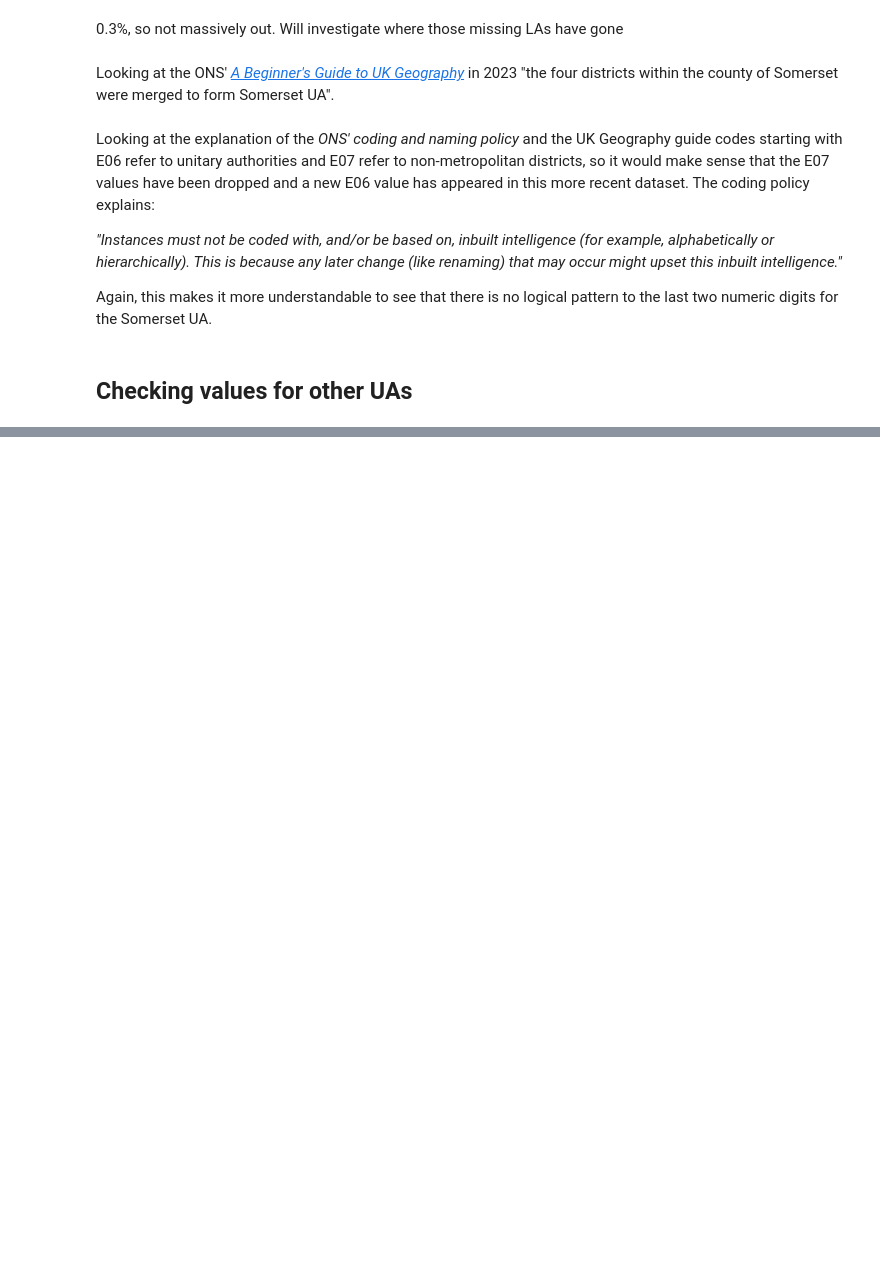
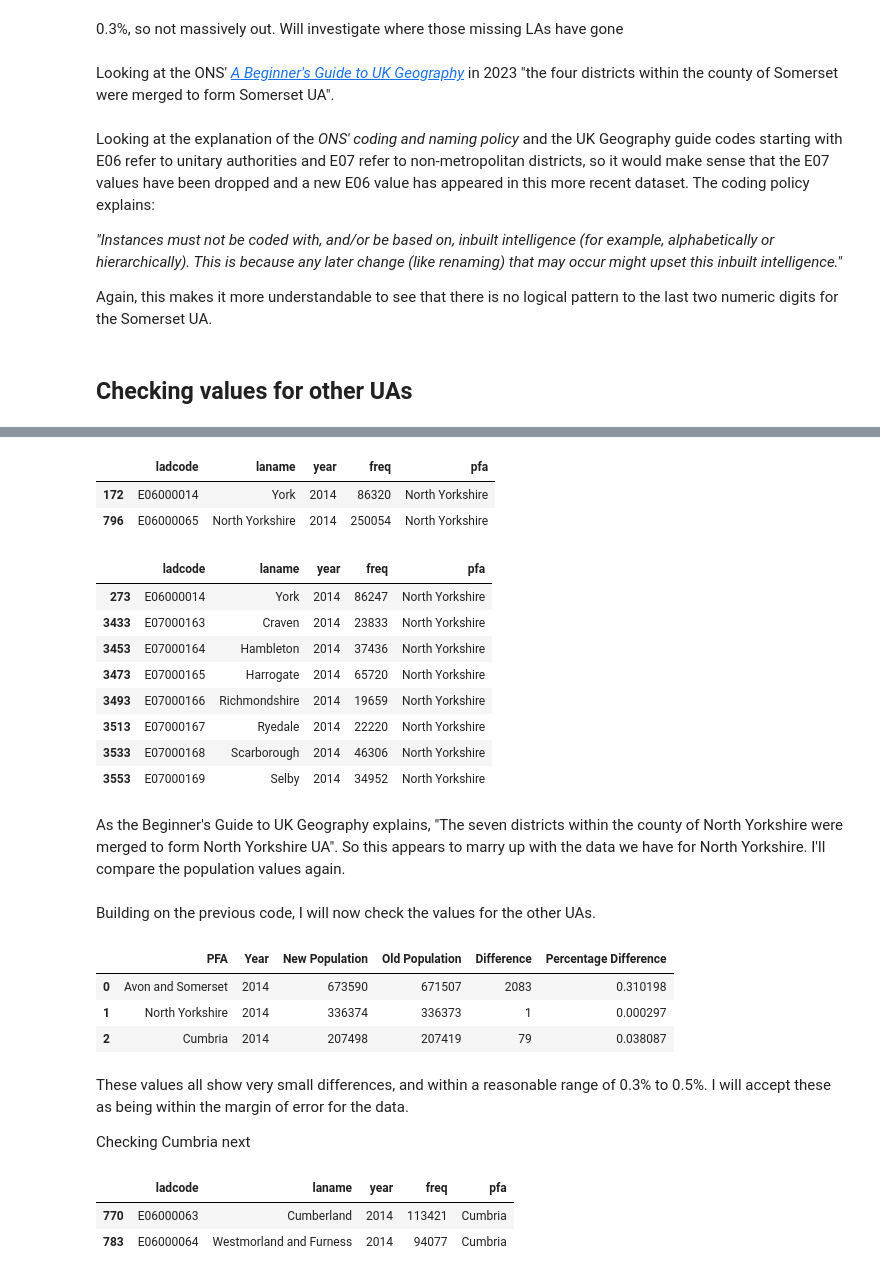
Before and after one commit to Prison-Reform-Trust/womens-imprisonment-PFA, a Jupyter notebook: notebooks/processing_data/1.8-ah-pfa-population-qa.ipynb, the cells around one changed output, grey strips where cells are left out. Saved outputs shown, nothing was run; the diff lists cells and outputs as text; code cells hidden in the pictures; blank space fills up the shorter version.

```diff
--- a/notebooks/processing_data/1.8-ah-pfa-population-qa.ipynb
+++ b/notebooks/processing_data/1.8-ah-pfa-population-qa.ipynb
@@ -369,0 +169,22 @@ Check whether the the dataframe `df` processed at the very start of the notebook
+# %%
+df.query('pfa == "North Yorkshire" and year == 2014')
+# %% [output]
+|  | ladcode | laname | year | freq | pfa |
+| 172 | E06000014 | York | 2014 | 86320 | North Yorkshire |
+| 796 | E06000065 | North Yorkshire | 2014 | 250054 | North Yorkshire |
+# %%
+df_old_qa.query('pfa == "North Yorkshire" and year == 2014')
+# %% [output]
+|  | ladcode | laname | year | freq | pfa |
+| 273 | E06000014 | York | 2014 | 86247 | North Yorkshire |
+| 3433 | E07000163 | Craven | 2014 | 23833 | North Yorkshire |
+| 3453 | E07000164 | Hambleton | 2014 | 37436 | North Yorkshire |
+| 3473 | E07000165 | Harrogate | 2014 | 65720 | North Yorkshire |
+| 3493 | E07000166 | Richmondshire | 2014 | 19659 | North Yorkshire |
+| 3513 | E07000167 | Ryedale | 2014 | 22220 | North Yorkshire |
+| 3533 | E07000168 | Scarborough | 2014 | 46306 | North Yorkshire |
+| 3553 | E07000169 | Selby | 2014 | 34952 | North Yorkshire |
+# %% [markdown]
+As the Beginner's Guide to UK Geography explains, "The seven districts within the county of North Yorkshire were merged to form North Yorkshire UA". So this appears to marry up with the data we have for North Yorkshire. I'll compare the population values again.
+# %% [markdown]
+Building on the previous code, I will now check the values for the other UAs.
@@ -369,0 +229,25 @@ Check whether the the dataframe `df` processed at the very start of the notebook
+# %%
+# List of PFAs to compare
+pfas_to_compare = ["Avon and Somerset", "North Yorkshire", "Cumbria"]
+
+# Year to compare
+comparison_year = 2014
+
+# Call the function
+comparison_results = compare_pfa_population(df, df_old_qa, pfas_to_compare, comparison_year)
+comparison_results
+# %% [output]
+|  | PFA | Year | New Population | Old Population | Difference | Percentage Difference |
+| 0 | Avon and Somerset | 2014 | 673590 | 671507 | 2083 | 0.310198 |
+| 1 | North Yorkshire | 2014 | 336374 | 336373 | 1 | 0.000297 |
+| 2 | Cumbria | 2014 | 207498 | 207419 | 79 | 0.038087 |
+# %% [markdown]
+These values all show very small differences, and within a reasonable range of 0.3% to 0.5%. I will accept these as being within the margin of error for the data.
+
+Checking Cumbria next
+# %%
+df.query('pfa == "Cumbria" and year == 2014')
+# %% [output]
+|  | ladcode | laname | year | freq | pfa |
+| 770 | E06000063 | Cumberland | 2014 | 113421 | Cumbria |
+| 783 | E06000064 | Westmorland and Furness | 2014 | 94077 | Cumbria |
```
Also changed, not shown: parts of 41 cells of this notebook, 2 other files.
